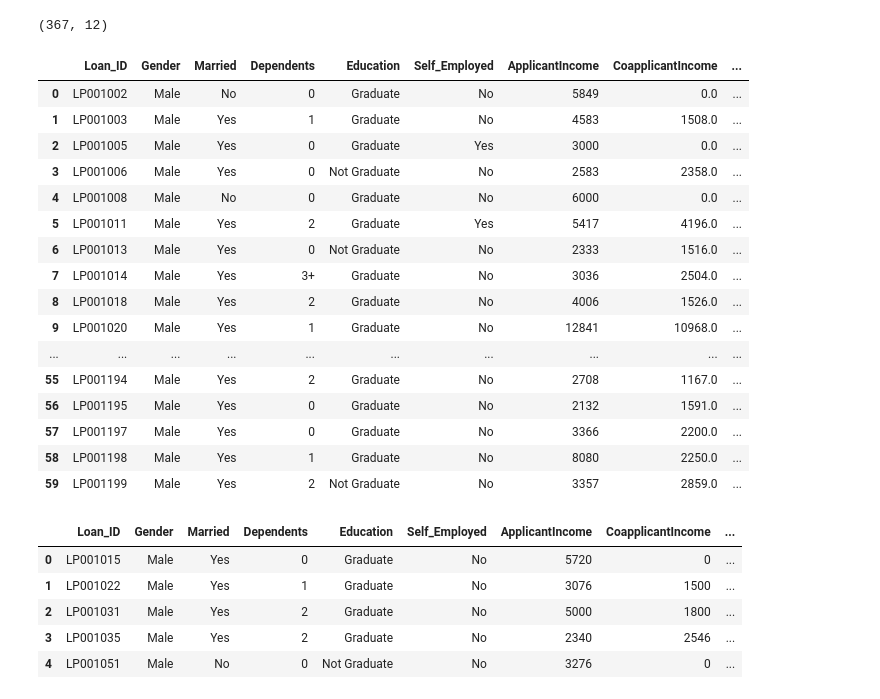
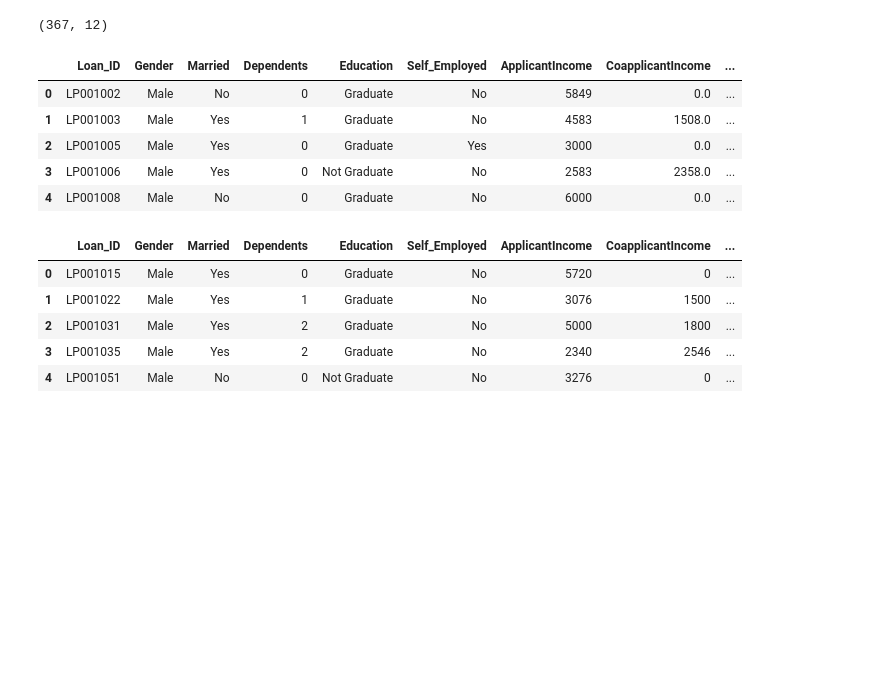
Before and after one commit to phixzas/loan-application, a Jupyter notebook: Notebook/Loan.ipynb, the cells around one changed output. Cells and saved outputs as stored; diff of their text form; code cells hidden in the pictures; blank space fills up the shorter version.

```diff
--- a/Notebook/Loan.ipynb
+++ b/Notebook/Loan.ipynb
@@ -48,25 +48,14 @@ test.shape
 # %% [output]
 (367, 12)
 # %%
-train.head(60)
+train.head()
 # %% [output]
 |  | Loan_ID | Gender | Married | Dependents | Education | Self_Employed | ApplicantIncome | CoapplicantIncome | ... |
 | 0 | LP001002 | Male | No | 0 | Graduate | No | 5849 | 0.0 | ... |
 | 1 | LP001003 | Male | Yes | 1 | Graduate | No | 4583 | 1508.0 | ... |
 | 2 | LP001005 | Male | Yes | 0 | Graduate | Yes | 3000 | 0.0 | ... |
 | 3 | LP001006 | Male | Yes | 0 | Not Graduate | No | 2583 | 2358.0 | ... |
 | 4 | LP001008 | Male | No | 0 | Graduate | No | 6000 | 0.0 | ... |
-| 5 | LP001011 | Male | Yes | 2 | Graduate | Yes | 5417 | 4196.0 | ... |
-| 6 | LP001013 | Male | Yes | 0 | Not Graduate | No | 2333 | 1516.0 | ... |
-| 7 | LP001014 | Male | Yes | 3+ | Graduate | No | 3036 | 2504.0 | ... |
-| 8 | LP001018 | Male | Yes | 2 | Graduate | No | 4006 | 1526.0 | ... |
-| 9 | LP001020 | Male | Yes | 1 | Graduate | No | 12841 | 10968.0 | ... |
-| ... | ... | ... | ... | ... | ... | ... | ... | ... | ... |
-| 55 | LP001194 | Male | Yes | 2 | Graduate | No | 2708 | 1167.0 | ... |
-| 56 | LP001195 | Male | Yes | 0 | Graduate | No | 2132 | 1591.0 | ... |
-| 57 | LP001197 | Male | Yes | 0 | Graduate | No | 3366 | 2200.0 | ... |
-| 58 | LP001198 | Male | Yes | 1 | Graduate | No | 8080 | 2250.0 | ... |
-| 59 | LP001199 | Male | Yes | 2 | Not Graduate | No | 3357 | 2859.0 | ... |
 # %%
 test.head()
 # %% [output]
```
Also changed, not shown: parts of 5 cells of this notebook, 4 other files.
